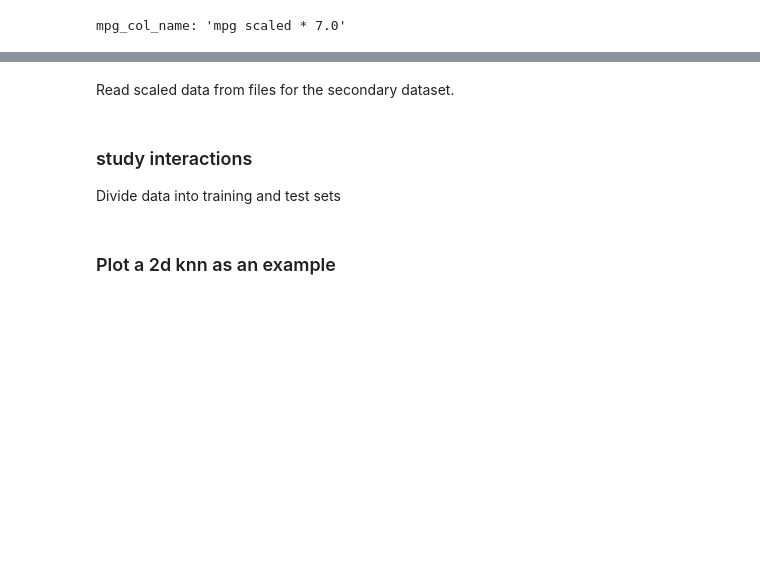
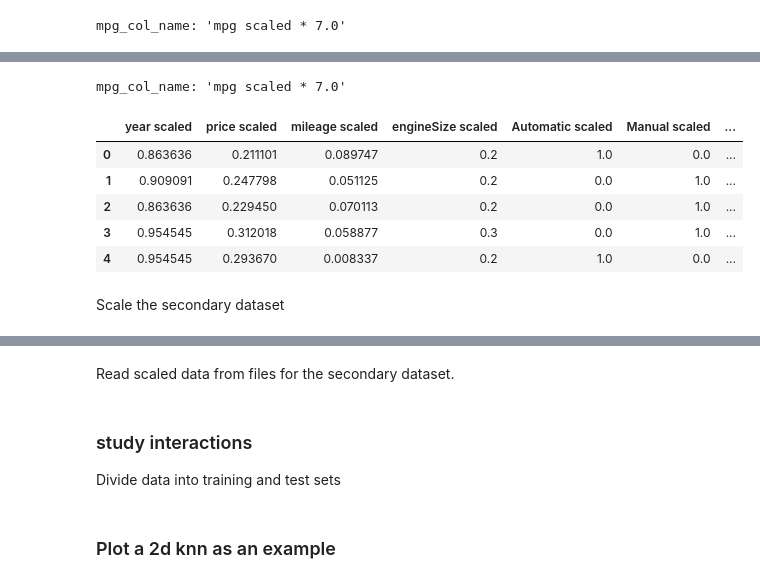
Before and after one commit to ddoggdiggitty/INFS-768-project, a Jupyter notebook: Group Project/Programming/2DimKNN_Example.ipynb, the cells around one changed output, grey strips where cells are left out. Drawn from its saved outputs; the diff is of its cells as text; code cells hidden in the pictures; blank space fills up the shorter version.

```diff
--- a/Group Project/Programming/2DimKNN_Example.ipynb
+++ b/Group Project/Programming/2DimKNN_Example.ipynb
@@ -30,0 +64,27 @@ mpg_col_name: 'mpg scaled * 7.0'
+# %%
+mpg_weight = 7.0
+
+# use mpg_col_name to rename the columns after adjusting the "mpg scaled" feature
+mpg_col_name = "mpg scaled * " + str(mpg_weight)
+print("mpg_col_name: '" + mpg_col_name + "'")
+# %% [output]
+mpg_col_name: 'mpg scaled * 7.0'
+# %%
+scaler = MinMaxScaler()
+X1 = df.drop("model", axis=1)
+scaler.fit(X1)
+X1_scaled = scaler.transform(X1)
+X1.columns = X1.columns + " scaled"
+X1_scaled = pd.DataFrame(X1_scaled, columns=X1.columns)
+# %%
+# adjust the 'mpg scaled' feature
+mpg_scaled = X1_scaled["mpg scaled"].to_frame(name=mpg_col_name)*mpg_weight
+X1_scaled = pd.concat([X1_scaled.drop("mpg scaled", axis=1), mpg_scaled], axis=1)
+display(X1_scaled.head())
+# %% [output]
+|  | year scaled | price scaled | mileage scaled | engineSize scaled | Automatic scaled | Manual scaled | ... |
+| 0 | 0.863636 | 0.211101 | 0.089747 | 0.2 | 1.0 | 0.0 | ... |
+| 1 | 0.909091 | 0.247798 | 0.051125 | 0.2 | 0.0 | 1.0 | ... |
+| 2 | 0.863636 | 0.229450 | 0.070113 | 0.2 | 0.0 | 1.0 | ... |
+| 3 | 0.954545 | 0.312018 | 0.058877 | 0.3 | 0.0 | 1.0 | ... |
+| 4 | 0.954545 | 0.293670 | 0.008337 | 0.2 | 1.0 | 0.0 | ... |
@@ -30,0 +94,2 @@ mpg_col_name: 'mpg scaled * 7.0'
+# %% [markdown]
+Scale the secondary dataset
```
Also changed, not shown: parts of 22 cells of this notebook, 5 other files.
